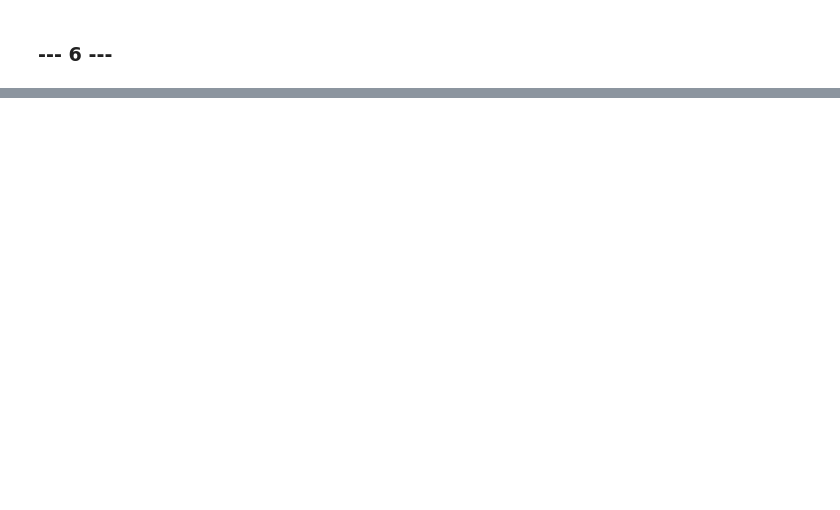
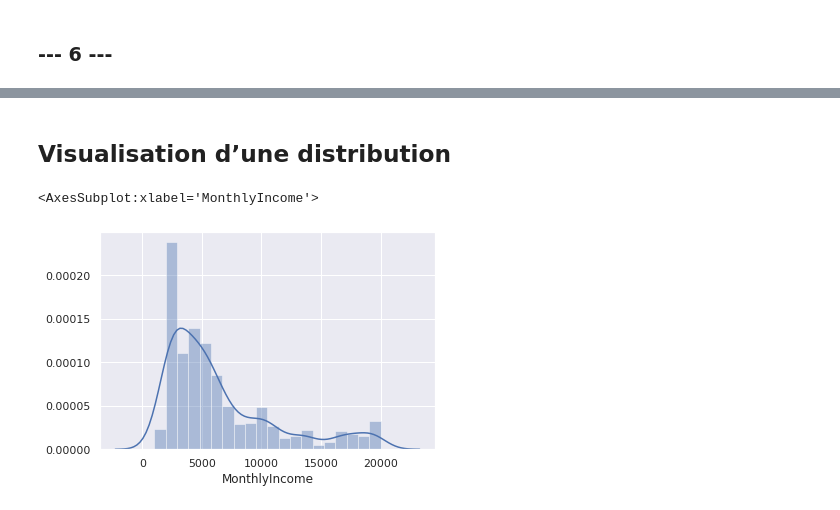
Before and after one commit to vince1396/MachineLearning, a Jupyter notebook: main.ipynb, the cells around one changed output, grey strips where cells are left out. Drawn from its saved outputs; the diff is of its cells as text; code cells hidden in the pictures; blank space fills up the shorter version.

```diff
--- a/main.ipynb
+++ b/main.ipynb
@@ -275,0 +284,7 @@ ibm.describe()
+# %% [markdown]
+## Visualisation d’une distribution
+# %%
+sns.distplot(ibm["MonthlyIncome"])
+# %% [output]
+<AxesSubplot:xlabel='MonthlyIncome'>
+[figure, added]
```
Also changed, not shown: parts of 7 cells of this notebook, 1 other file.
